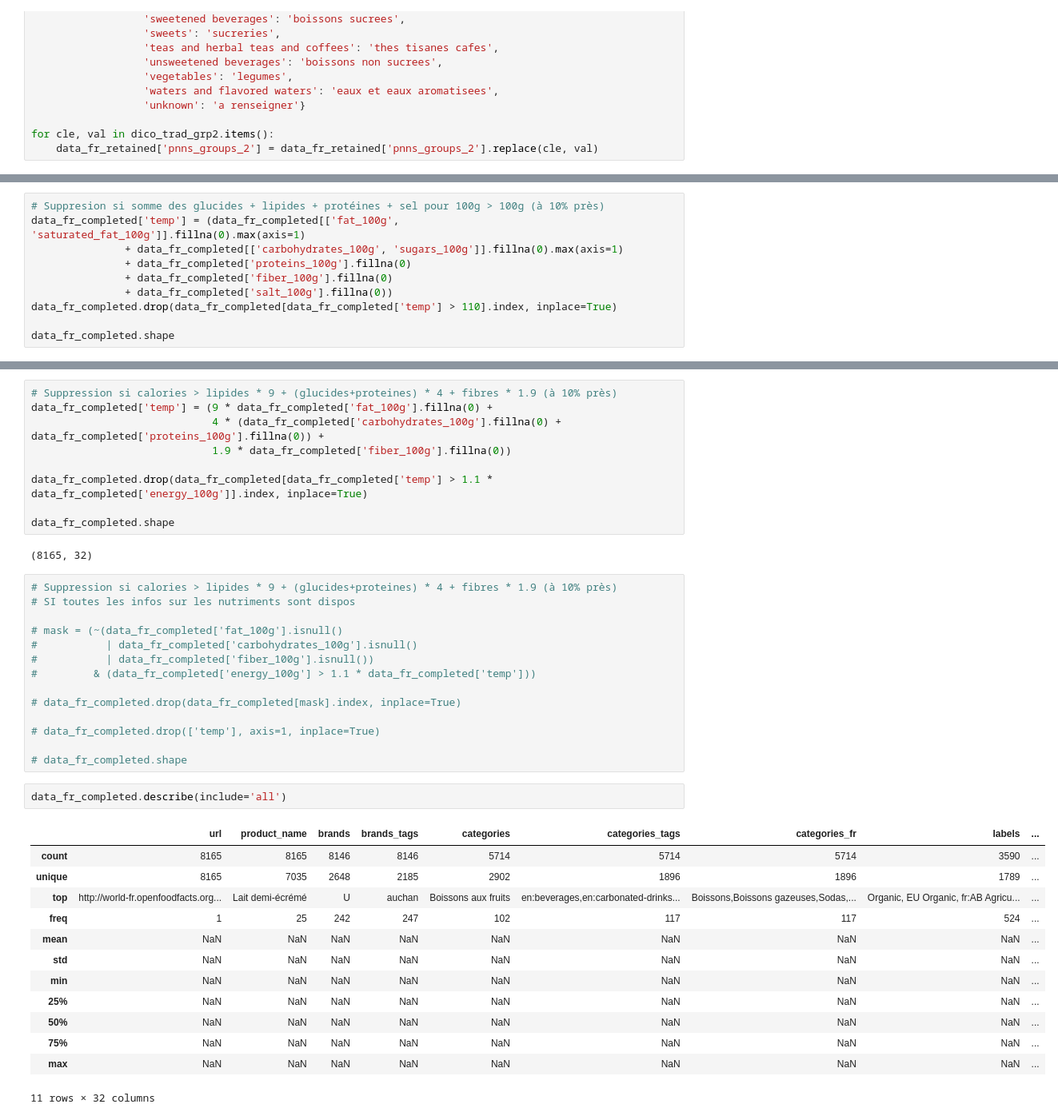
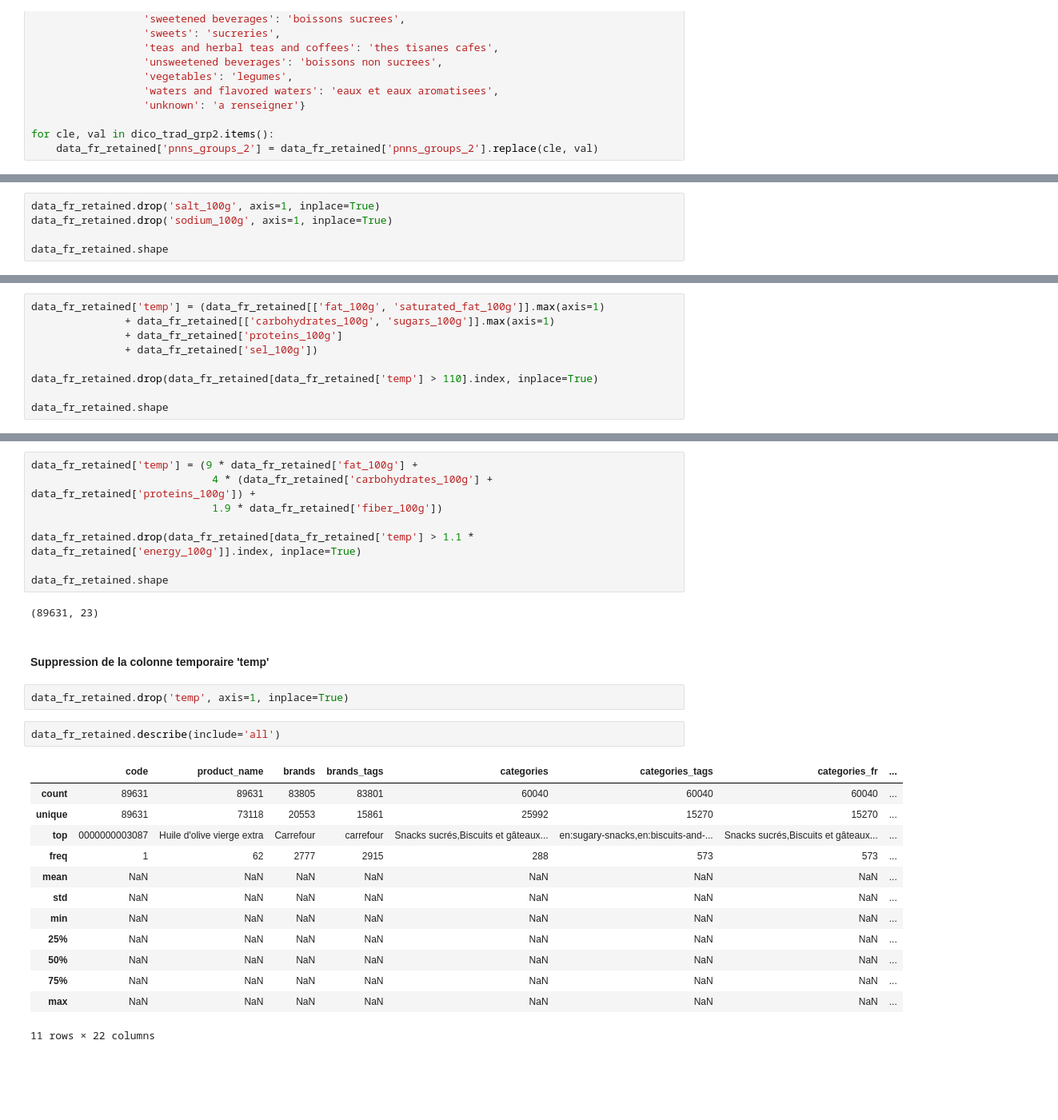
Before and after one commit to TheoChastrePradat/OC_DataScientist_P3, a Jupyter notebook: Projet_3/Script/OpenFoodFacts.ipynb, the cells around one changed output, grey strips where cells are left out. Shown at 80% size. Cells and saved outputs as stored; diff of their text form; blank space fills up the shorter version.

```diff
--- a/Projet_3/Script/OpenFoodFacts.ipynb
+++ b/Projet_3/Script/OpenFoodFacts.ipynb
@@ -850,0 +1151,5 @@ data_fr_completed.shape
+# %%
+data_fr_retained.drop('salt_100g', axis=1, inplace=True)
+data_fr_retained.drop('sodium_100g', axis=1, inplace=True)
+
+data_fr_retained.shape
@@ -851,11 +1172,10 @@ data_fr_completed.shape
 # %%
-# Suppresion si somme des glucides + lipides + protéines + sel pour 100g > 100g (à 10% près)
-data_fr_completed['temp'] = (data_fr_completed[['fat_100g', 'saturated_fat_100g']].fillna(0).max(axis=1)
-               + data_fr_completed[['carbohydrates_100g', 'sugars_100g']].fillna(0).max(axis=1)
-               + data_fr_completed['proteins_100g'].fillna(0)
-               + data_fr_completed['fiber_100g'].fillna(0)
-               + data_fr_completed['salt_100g'].fillna(0))
-data_fr_completed.drop(data_fr_completed[data_fr_completed['temp'] > 110].index, inplace=True)
+data_fr_retained['temp'] = (data_fr_retained[['fat_100g', 'saturated_fat_100g']].max(axis=1)
+               + data_fr_retained[['carbohydrates_100g', 'sugars_100g']].max(axis=1)
+               + data_fr_retained['proteins_100g']
+               + data_fr_retained['sel_100g'])
 
-data_fr_completed.shape
+data_fr_retained.drop(data_fr_retained[data_fr_retained['temp'] > 110].index, inplace=True)
+
+data_fr_retained.shape
 # %% [output]
@@ -863,43 +1185,32 @@ data_fr_completed.shape
 # %%
-# Suppression si calories > lipides * 9 + (glucides+proteines) * 4 + fibres * 1.9 (à 10% près)
-data_fr_completed['temp'] = (9 * data_fr_completed['fat_100g'].fillna(0) +
-                             4 * (data_fr_completed['carbohydrates_100g'].fillna(0) + data_fr_completed['proteins_100g'].fillna(0)) +
-                             1.9 * data_fr_completed['fiber_100g'].fillna(0))
+data_fr_retained['temp'] = (9 * data_fr_retained['fat_100g'] +
+                             4 * (data_fr_retained['carbohydrates_100g'] + data_fr_retained['proteins_100g']) +
+                             1.9 * data_fr_retained['fiber_100g'])
 
-data_fr_completed.drop(data_fr_completed[data_fr_completed['temp'] > 1.1 * data_fr_completed['energy_100g']].index, inplace=True)
+data_fr_retained.drop(data_fr_retained[data_fr_retained['temp'] > 1.1 * data_fr_retained['energy_100g']].index, inplace=True)
 
-data_fr_completed.shape
+data_fr_retained.shape
 # %% [output]
-(8165, 32)
+(89631, 23)
-# %%
-# Suppression si calories > lipides * 9 + (glucides+proteines) * 4 + fibres * 1.9 (à 10% près)
-# SI toutes les infos sur les nutriments sont dispos
-
-# mask = (~(data_fr_completed['fat_100g'].isnull()
-#           | data_fr_completed['carbohydrates_100g'].isnull()
-#           | data_fr_completed['fiber_100g'].isnull())
-#         & (data_fr_completed['energy_100g'] > 1.1 * data_fr_completed['temp']))
-
-# data_fr_completed.drop(data_fr_completed[mask].index, inplace=True)
-
-# data_fr_completed.drop(['temp'], axis=1, inplace=True)
-
-# data_fr_completed.shape
+# %% [markdown]
+#### Suppression de la colonne temporaire 'temp'
+# %%
+data_fr_retained.drop('temp', axis=1, inplace=True)
 # %%
-data_fr_completed.describe(include='all')
+data_fr_retained.describe(include='all')
 # %% [output]
-|  | url | product_name | brands | brands_tags | categories | categories_tags | categories_fr | labels | ... |
-| count | 8165 | 8165 | 8146 | 8146 | 5714 | 5714 | 5714 | 3590 | ... |
-| unique | 8165 | 7035 | 2648 | 2185 | 2902 | 1896 | 1896 | 1789 | ... |
-| top | http://world-fr.openfoodfacts.org... | Lait demi-écrémé | U | auchan | Boissons aux fruits | en:beverages,en:carbonated-drinks... | Boissons,Boissons gazeuses,Sodas,... | Organic, EU Organic, fr:AB Agricu... | ... |
-| freq | 1 | 25 | 242 | 247 | 102 | 117 | 117 | 524 | ... |
-| mean | NaN | NaN | NaN | NaN | NaN | NaN | NaN | NaN | ... |
-| std | NaN | NaN | NaN | NaN | NaN | NaN | NaN | NaN | ... |
-| min | NaN | NaN | NaN | NaN | NaN | NaN | NaN | NaN | ... |
-| 25% | NaN | NaN | NaN | NaN | NaN | NaN | NaN | NaN | ... |
-| 50% | NaN | NaN | NaN | NaN | NaN | NaN | NaN | NaN | ... |
-| 75% | NaN | NaN | NaN | NaN | NaN | NaN | NaN | NaN | ... |
-| max | NaN | NaN | NaN | NaN | NaN | NaN | NaN | NaN | ... |
+|  | code | product_name | brands | brands_tags | categories | categories_tags | categories_fr | ... |
+| count | 89631 | 89631 | 83805 | 83801 | 60040 | 60040 | 60040 | ... |
+| unique | 89631 | 73118 | 20553 | 15861 | 25992 | 15270 | 15270 | ... |
+| top | 0000000003087 | Huile d'olive vierge extra | Carrefour | carrefour | Snacks sucrés,Biscuits et gâteaux... | en:sugary-snacks,en:biscuits-and-... | Snacks sucrés,Biscuits et gâteaux... | ... |
+| freq | 1 | 62 | 2777 | 2915 | 288 | 573 | 573 | ... |
+| mean | NaN | NaN | NaN | NaN | NaN | NaN | NaN | ... |
+| std | NaN | NaN | NaN | NaN | NaN | NaN | NaN | ... |
+| min | NaN | NaN | NaN | NaN | NaN | NaN | NaN | ... |
+| 25% | NaN | NaN | NaN | NaN | NaN | NaN | NaN | ... |
+| 50% | NaN | NaN | NaN | NaN | NaN | NaN | NaN | ... |
+| 75% | NaN | NaN | NaN | NaN | NaN | NaN | NaN | ... |
+| max | NaN | NaN | NaN | NaN | NaN | NaN | NaN | ... |
-11 rows × 32 columns
+11 rows × 22 columns
 # %% [markdown]
 ## Traitement des colonnes semblables
```
Also changed, not shown: parts of 235 cells of this notebook, 1 other file.
